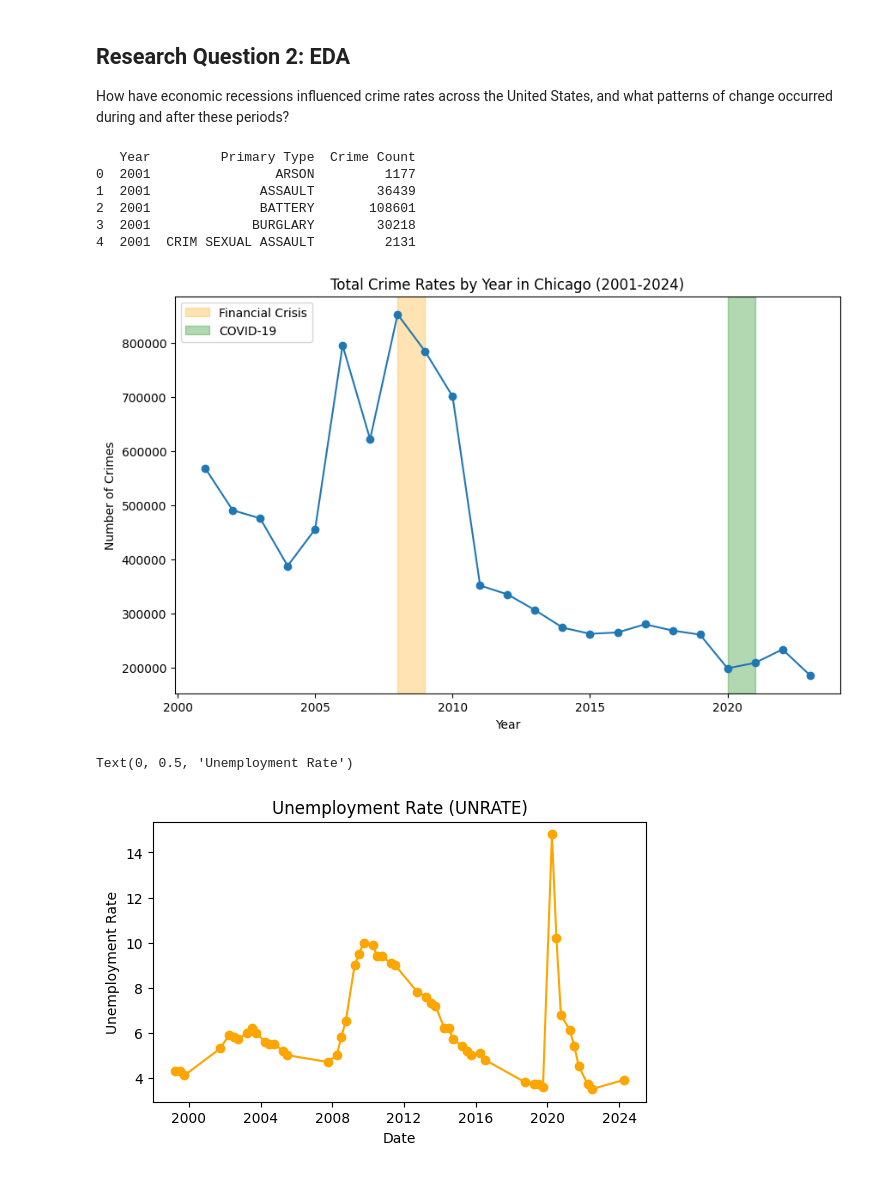
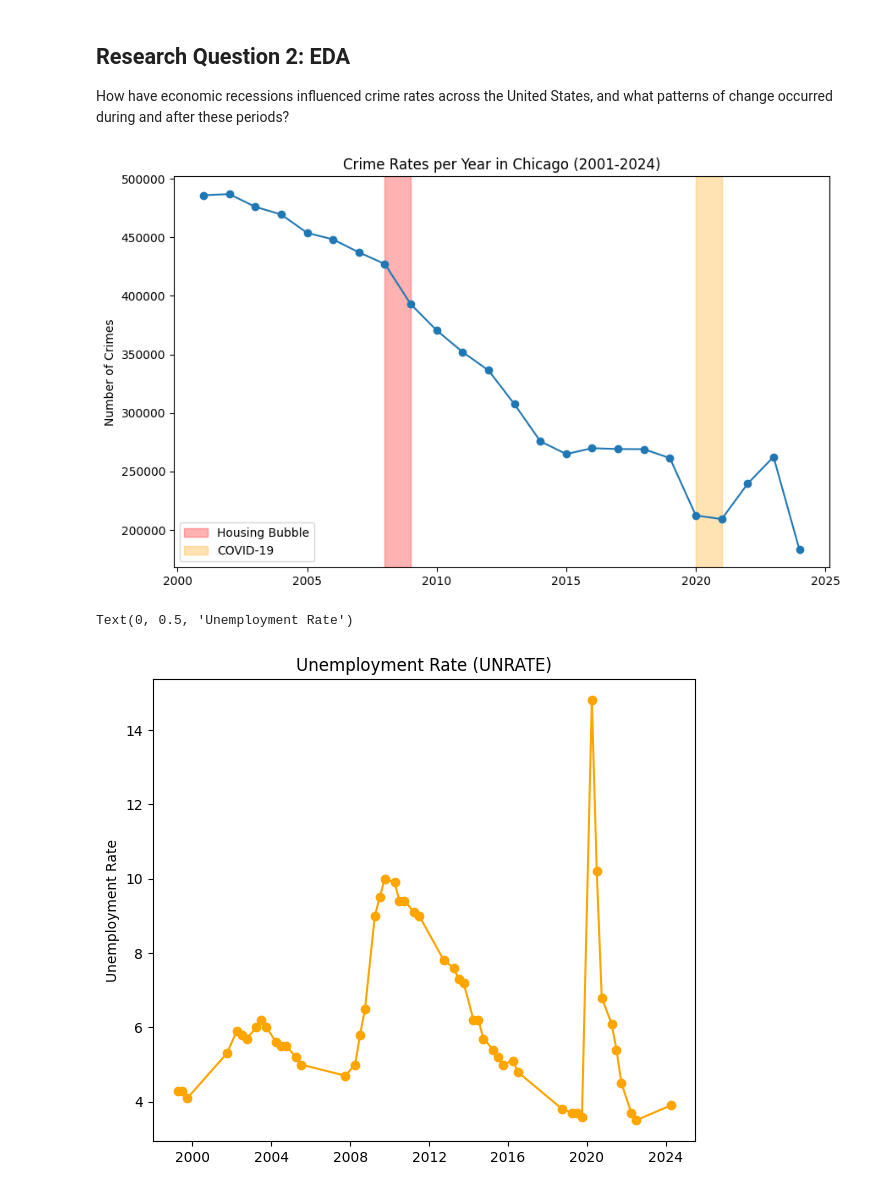
Before and after one commit to KietKat/DAT490, a Jupyter notebook: RQ2.ipynb, the cells around one changed output. Drawn from its saved outputs; the diff is of its cells as text; code cells hidden in the pictures.

```diff
--- a/RQ2.ipynb
+++ b/RQ2.ipynb
@@ -35,4 +53,6 @@ vix = pd.read_csv('../DAT490/Datasets/vix_data.csv')
 # %%
+# Converting the date to date time to merge it later on and use for analysis.
+
 sp500['Date'] = pd.to_datetime(sp500['Date'])
 
 interest_rates['DATE'] = pd.to_datetime(interest_rates['DATE'])
@@ -46,39 +66,35 @@ employment_rates['DATE'] = pd.to_datetime(employment_rates['DATE'])
 consumer_sentiment['DATE'] = pd.to_datetime(consumer_sentiment['DATE'])
 
 vix['Date'] = pd.to_datetime(vix['Date'])
+
+chicago_crimes['Date'] = pd.to_datetime(chicago_crimes['Date'], errors='coerce')
+
+chicago_crimes['Year_ex'] = chicago_crimes['Date'].dt.year
-# %%
-chicago_crimes = pd.read_csv("/home/dark/Fall-24/DAT-490/Research_Question_2/all_chicago_data.csv")
 # %% [markdown]
 ## Research Question 2: EDA
 
 How have economic recessions influenced crime rates across the United States, and what patterns of change occurred during and after these periods?
-# %%
-chicago_crimes.dropna(subset=['Date'], inplace=True)
-
-crimes_by_year = chicago_crimes.groupby(['Year', 'Primary Type']).size().reset_index(name='Crime Count')
-
-print(crimes_by_year.head())
-# %% [output]
-   Year         Primary Type  Crime Count
-0  2001                ARSON         1177
-1  2001              ASSAULT        36439
-2  2001              BATTERY       108601
-3  2001             BURGLARY        30218
-4  2001  CRIM SEXUAL ASSAULT         2131
 # %%
-total_crimes_by_year = chicago_crimes.groupby('Year').size()
+tot_crimes = chicago_crimes.groupby('Year_ex').size()
 
 plt.figure(figsize=(10, 6))
-plt.plot(total_crimes_by_year.index, total_crimes_by_year.values, marker='o')
-plt.axvspan(2008, 2009, color='orange', alpha=0.3, label='Financial Crisis')
-plt.axvspan(2020, 2021, color='green', alpha=0.3, label='COVID-19')
-plt.title('Total Crime Rates by Year in Chicago (2001-2024)')
-plt.xlabel('Year')
+
+plt.plot(tot_crimes.index, tot_crimes.values, marker='o')
+
+plt.axvspan(2008, 2009, color='red', alpha=0.3, label='Housing Bubble')
+
+plt.axvspan(2020, 2021, color='orange', alpha=0.3, label='COVID-19')
+
+plt.title('Crime Rates per Year in Chicago (2001-2024)')
+
 plt.ylabel('Number of Crimes')
+
 plt.legend()
+
 plt.grid(False)
+
 plt.show()
 # %% [output]
-[figure, old version]
+[figure, new version]
 # %%
 sp500.rename(columns={'Date': 'DATE'}, inplace=True)
@@ -91,14 +108,15 @@ merged_data = sp500.merge(interest_rates, on='DATE', how='inner')\
                    .merge(consumer_sentiment, on='DATE', how='inner')\
                    .merge(vix, on='DATE', how='inner')
 # %%
-plt.figure(figsize=(14, 8))
-plt.subplot(2, 2, 1)
-plt.plot(merged_data['DATE'], merged_data['UNRATE'], marker='o', color='orange')
+plt.figure(figsize=(7, 6))
+
+plt.plot(merged_fin_data['DATE'], merged_fin_data['UNRATE'], marker='o', color='orange')
+
 plt.title('Unemployment Rate (UNRATE)')
-plt.xlabel('Date')
+
 plt.ylabel('Unemployment Rate')
 # %% [output]
 Text(0, 0.5, 'Unemployment Rate')
-[figure, old version]
+[figure, new version]
 # %%
 plt.figure(figsize=(7, 6))
```
Also changed, not shown: parts of 7 cells of this notebook.
